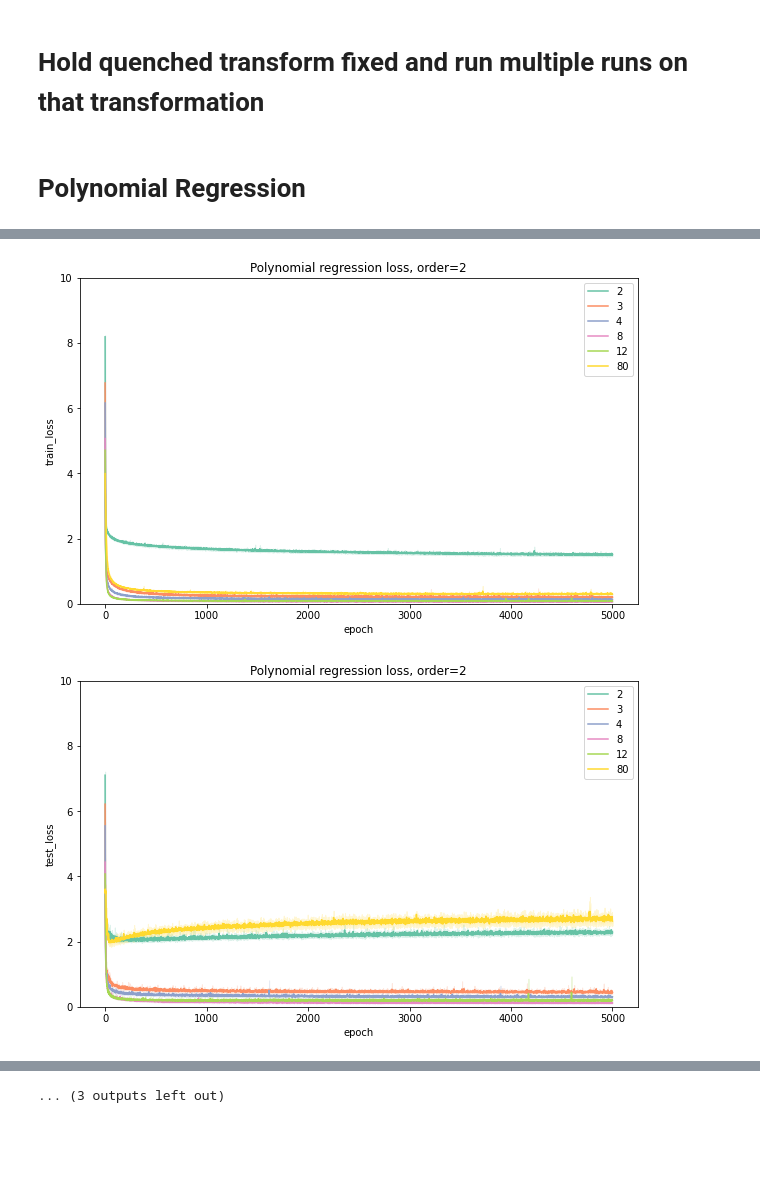
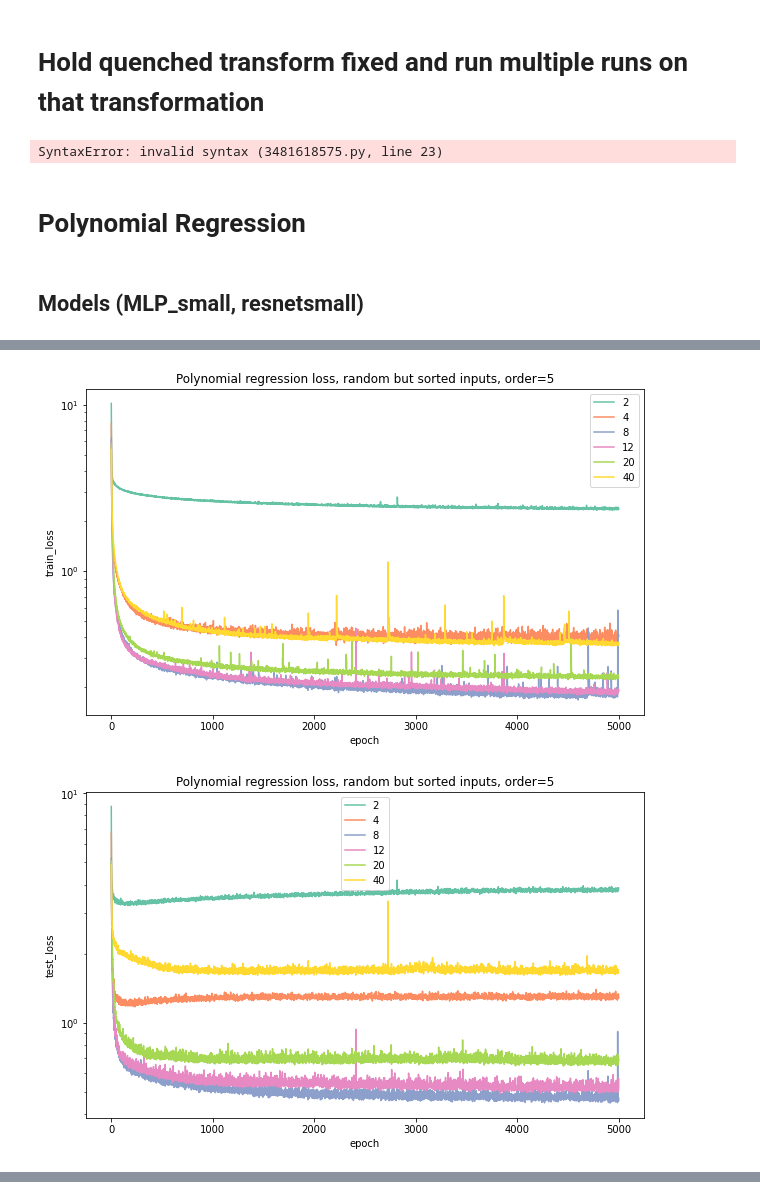
Before and after one commit to anhhuyalex/renormalization, a Jupyter notebook: tensornetworks/generalization.ipynb, the cells around one changed output, grey strips where cells are left out. Saved outputs shown, nothing was run; the diff lists cells and outputs as text; code cells hidden in the pictures; blank space fills up the shorter version.

Commit message:
polynomial

```diff
--- a/tensornetworks/generalization.ipynb
+++ b/tensornetworks/generalization.ipynb
@@ -360,8 +360,9 @@ def get_record(model_name, shuffled, extra = ""):
     outdir = "/scratch/gpfs/qanguyen/renorm"
     warnings.filterwarnings(action='once')
     pars = defaultdict(list)
-    for f in glob.glob(f"{outdir}/{model_name}_shuffled_{shuffled}_{extra}*_rep_*")[:1]:
+    for f in glob.glob(f"{outdir}/{model_name}_shuffled_{shuffled}_{extra}*_rep_*"):
         record = utils.load_file_pickle(f)
+        print(record)
         m = record["model"]
         param_dict = {n:p for n, p in m}
 
@@ -377,44 +378,60 @@ import warnings
 
 get_record(model_name = "alexnet", shuffled=True)
 get_record(model_name = "alexnet", shuffled=False)a
+# %% [output]
+SyntaxError: invalid syntax (3481618575.py, line 23)
 # %% [markdown]
 # Polynomial Regression
+# %% [markdown]
+## Models (MLP_small, resnetsmall)
 # %%
 importlib.reload(utils)
-def get_record(model_name, order, is_online, extra = "", title = None):
+def get_record(model_name, order, is_online, extra = "", title = None, num_inputs_list = [], input_strategy_list=[], outdir = "/scratch/gpfs/qanguyen/poly1/"):
     # outdir = "/gpfs/milgram/scratch60/turk-browne/an633/poly"
-    outdir = "/scratch/gpfs/qanguyen/poly1/"
     warnings.filterwarnings(action='once')
     pars = defaultdict(list)
 
-    for f in glob.glob(f"{outdir}/{model_name}_order_{order}_*_is_online_{is_online}_*"):
-        print(f)
-        record = utils.load_file_pickle(f)
+    for f in glob.glob(f"{outdir}/{model_name}_order_{order}_*"):
+
+        try:
+            record = utils.load_file_pickle(f)
+
+        except Exception as e:
+            print(e)
+        if record["data_params"]["num_inputs"] not in num_inputs_list:
+             continue
+        if record["data_params"]["input_strategy"] not in input_strategy_list:
+             continue
+        print(record["data_params"])
         pars["train_loss"].extend(record["metrics"]["train_loss_prog"])
         pars["test_loss"].extend(record["metrics"]["test_loss_prog"])
         pars["epoch"].extend(range(len(record["metrics"]["train_loss_prog"])))
         pars["policy"].extend([(record["data_params"]["num_inputs"])] * len(record["metrics"]["train_loss_prog"]))
+        print(f, "noise", record["data_params"]["noise"])
+    fig, ax = plt.subplots(figsize=(10, 6))
 
-    plt.figure(figsize=(10,6))
-
-    sns.lineplot(x = "epoch", y="train_loss", hue = "policy", palette = "Set2", data=pars)
+    sns.lineplot(x = "epoch", y="train_loss", hue = "policy", palette = "Set2", data=pars, ci=None)
+    ax.set(yscale="log")
     plt.legend()
-    plt.ylim(0, 10)
+    #plt.ylim(0.5e-3, 1.5)
     plt.title(title)
     plt.show()
 
-    plt.figure(figsize=(10,6))
-    sns.lineplot(x = "epoch", y="test_loss", hue = "policy", palette = "Set2", data=pars)
+    fig, ax = plt.subplots(figsize=(10, 6))
+
+    sns.lineplot(x = "epoch", y="test_loss", hue = "policy", palette = "Set2", data=pars, ci=None)
+    ax.set(yscale="log")
     plt.legend()
-    plt.ylim(0, 10)
+    #plt.ylim(0.5e-3, 1)
     plt.title(title)
     plt.show()
 
 import warnings
 
-get_record(model_name = "mlp_small", order = 1, is_online=False, title = "Polynomial regression loss, order=1")
-get_record(model_name = "mlp_small", order = 2, is_online=False, title = "Polynomial regression loss, order=2")
-get_record(model_name = "mlp_small", order = 3, is_online=False, title = "Polynomial regression loss, order=3")
-get_record(model_name = "mlp_small", order = 5, is_online=False, title = "Polynomial regression loss, order=5")
-get_record(model_name = "mlp_small", order = 10, is_online=False, title = "Polynomial regression loss, order=10")
+# get_record(model_name = "mlp_small", order = 1, is_online=False, title = "Polynomial regression loss, order=1", order_list=[2,4,8,12,80])
+get_record(model_name = "mlp_small", order = 3, input_strategy_list=["random"], is_online=False, title = "Polynomial regression loss, random but sorted inputs, order=3", num_inputs_list=[2, 4,8,12,20, 40, 60], outdir = "/scratch/gpfs/qanguyen/poly_fix_x")
+get_record(model_name = "mlp_small", order = 5, input_strategy_list=["random"], is_online=False, title = "Polynomial regression loss, random but sorted inputs, order=5", num_inputs_list=[2, 4,8,12,20, 40, 60], outdir = "/scratch/gpfs/qanguyen/poly_fix_x")
+get_record(model_name = "mlp_small", order = 10, input_strategy_list=["random"], is_online=False, title = "Polynomial regression loss, random but sorted inputs, order=10", num_inputs_list=[2, 4,8,12,20, 40, 60], outdir = "/scratch/gpfs/qanguyen/poly_fix_x")
+# get_record(model_name = "mlp_small", order = 5, is_online=False, title = "Polynomial regression loss, order=5", order_list=[2, 4,8,12,20, 40, 60])
+# get_record(model_name = "mlp_small", order = 10, is_online=False, title = "Polynomial regression loss, order=10", order_list=[2, 4,8,12,20, 40, 60])
 # %% [output]
@@ -459,2 +474,2 @@ get_record(model_name = "mlp_small", order = 10, is_online=False, title = "Polyn
-[figure, old version]
+[figure, new version]
-[figure, old version]
+[figure, new version]
@@ -495 +494,0 @@ get_record(model_name = "mlp_small", order = 10, is_online=False, title = "Polyn
-... (3 outputs left out)
```
Also changed, not shown: parts of 8 cells of this notebook, 4 other files.
